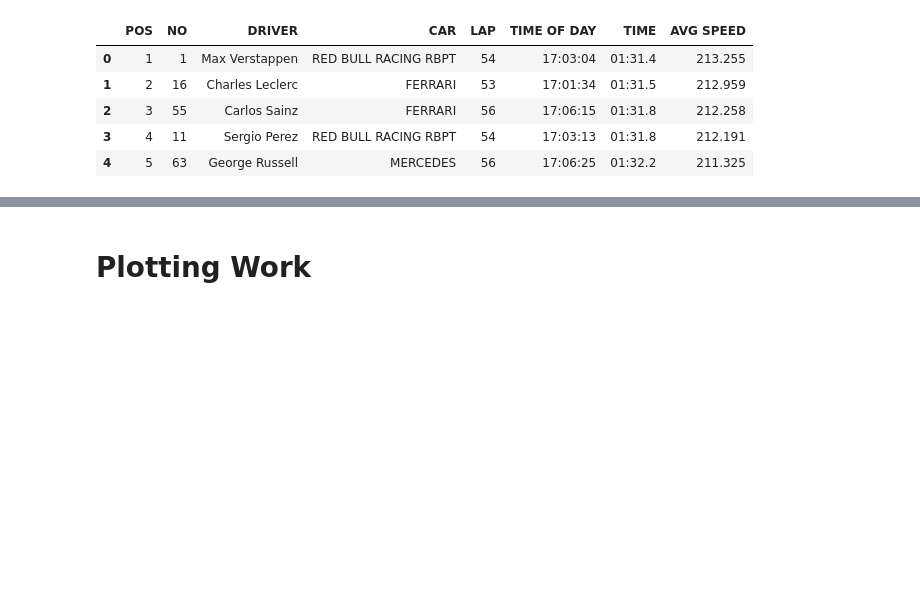
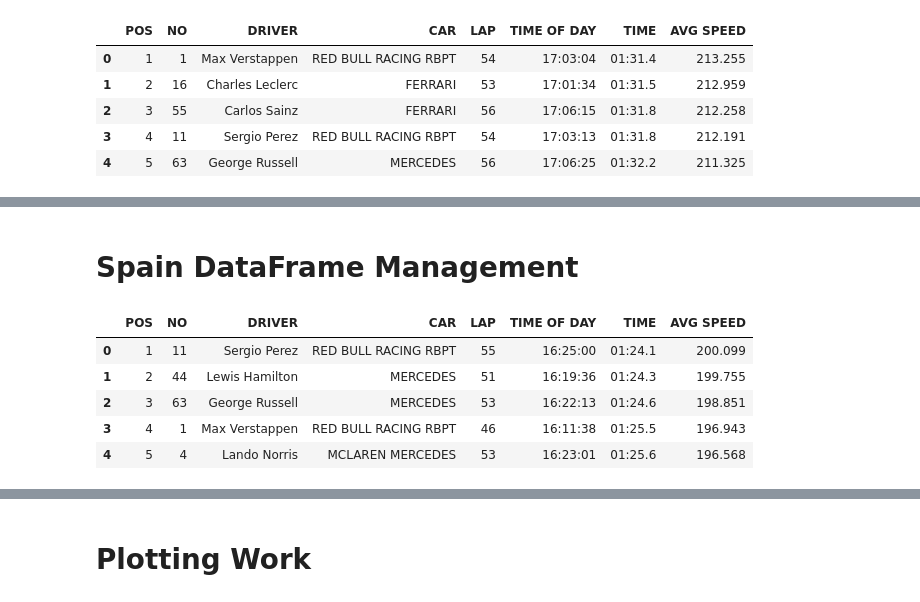
Before and after one commit to JB-26/f1-2022-analysis, a Jupyter notebook: fastest-laps.ipynb, the cells around one changed output, grey strips where cells are left out. Cells and saved outputs as stored; diff of their text form; code cells hidden in the pictures; blank space fills up the shorter version.

Commit message:
Spain data added
Plus recompiled fastest lap CSV

```diff
--- a/fastest-laps.ipynb
+++ b/fastest-laps.ipynb
@@ -462,0 +455,12 @@ fastest_lap.head()
+# %% [markdown]
+# Spain DataFrame Management
+# %%
+fl_spain = pd.read_csv('data/fastest-lap/fl-spain.csv')
+fl_spain.head()
+# %% [output]
+|  | POS | NO | DRIVER | CAR | LAP | TIME OF DAY | TIME | AVG SPEED |
+| 0 | 1 | 11 | Sergio Perez | RED BULL RACING RBPT | 55 | 16:25:00 | 01:24.1 | 200.099 |
+| 1 | 2 | 44 | Lewis Hamilton | MERCEDES | 51 | 16:19:36 | 01:24.3 | 199.755 |
+| 2 | 3 | 63 | George Russell | MERCEDES | 53 | 16:22:13 | 01:24.6 | 198.851 |
+| 3 | 4 | 1 | Max Verstappen | RED BULL RACING RBPT | 46 | 16:11:38 | 01:25.5 | 196.943 |
+| 4 | 5 | 4 | Lando Norris | MCLAREN MERCEDES | 53 | 16:23:01 | 01:25.6 | 196.568 |
```
Also changed, not shown: parts of 9 cells of this notebook, 5 other files.
